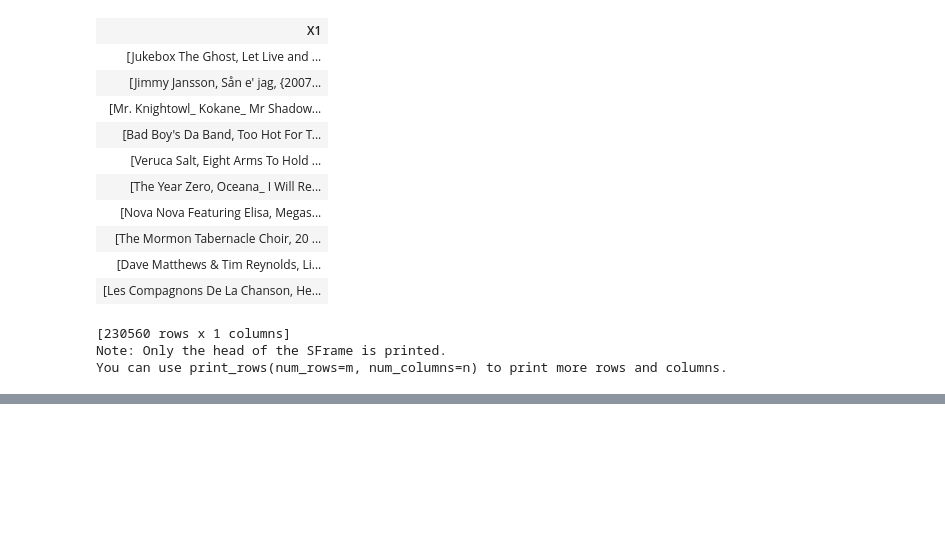
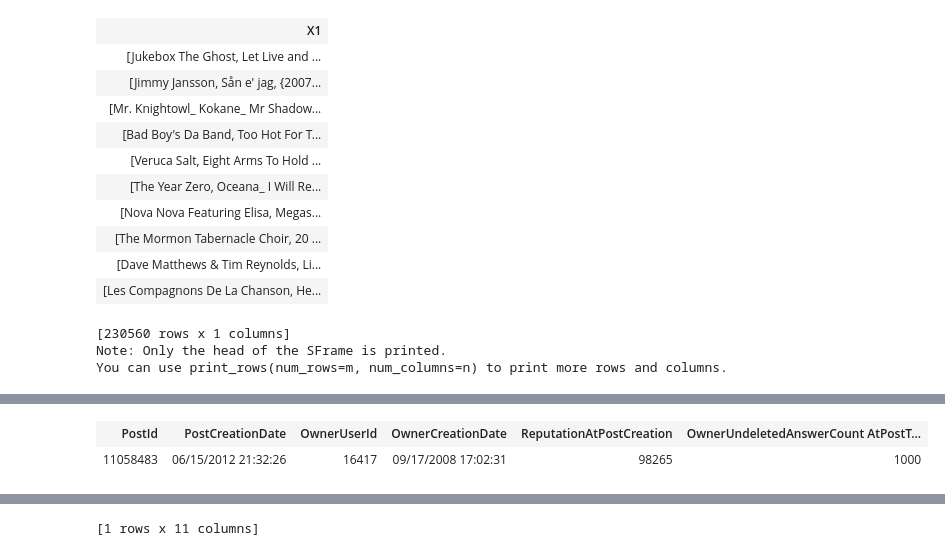
Before and after one commit to MarvinBertin/GraphLab, a Jupyter notebook: Working with Tabular Data.ipynb, the cells around one changed output, grey strips where cells are left out. Cells and saved outputs as stored; diff of their text form; code cells hidden in the pictures; blank space fills up the shorter version.

```diff
--- a/Working with Tabular Data.ipynb
+++ b/Working with Tabular Data.ipynb
@@ -475,0 +594,7 @@ You can use print_rows(num_rows=m, num_columns=n) to print more rows and columns
+# %%
+sf['ReputationAtPostCreation'] = sf['ReputationAtPostCreation'].astype(int)
+# %%
+sf[sf['OpenStatus'] == 'not constructive'].topk('ReputationAtPostCreation', k=1)
+# %% [output]
+| PostId | PostCreationDate | OwnerUserId | OwnerCreationDate | ReputationAtPostCreation | OwnerUndeletedAnswerCount AtPostT... |
+| 11058483 | 06/15/2012 21:32:26 | 16417 | 09/17/2008 17:02:31 | 98265 | 1000 |
@@ -475,0 +603 @@ You can use print_rows(num_rows=m, num_columns=n) to print more rows and columns
+[1 rows x 11 columns]
```
Also changed, not shown: parts of 13 cells of this notebook, 4 other files.
